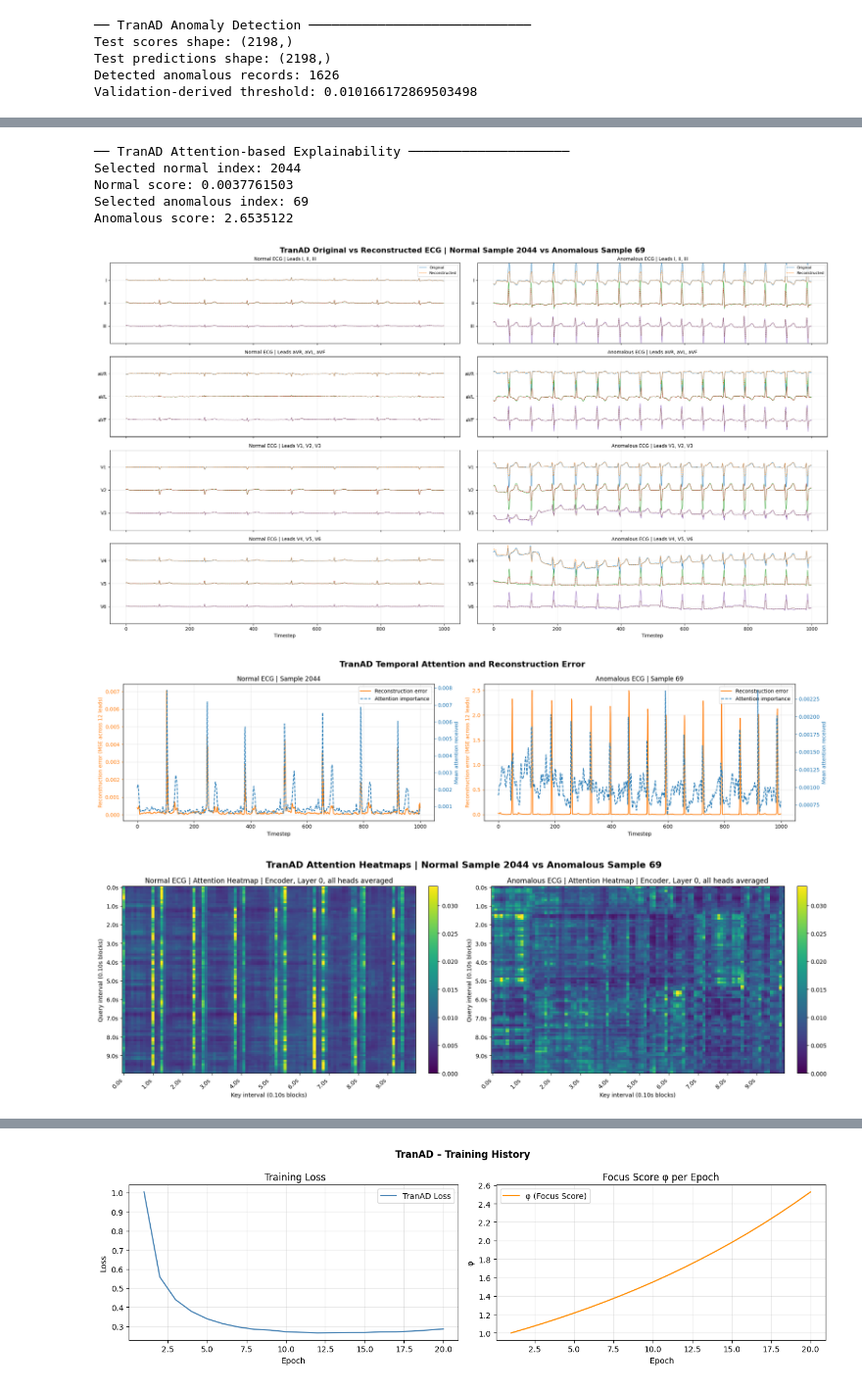
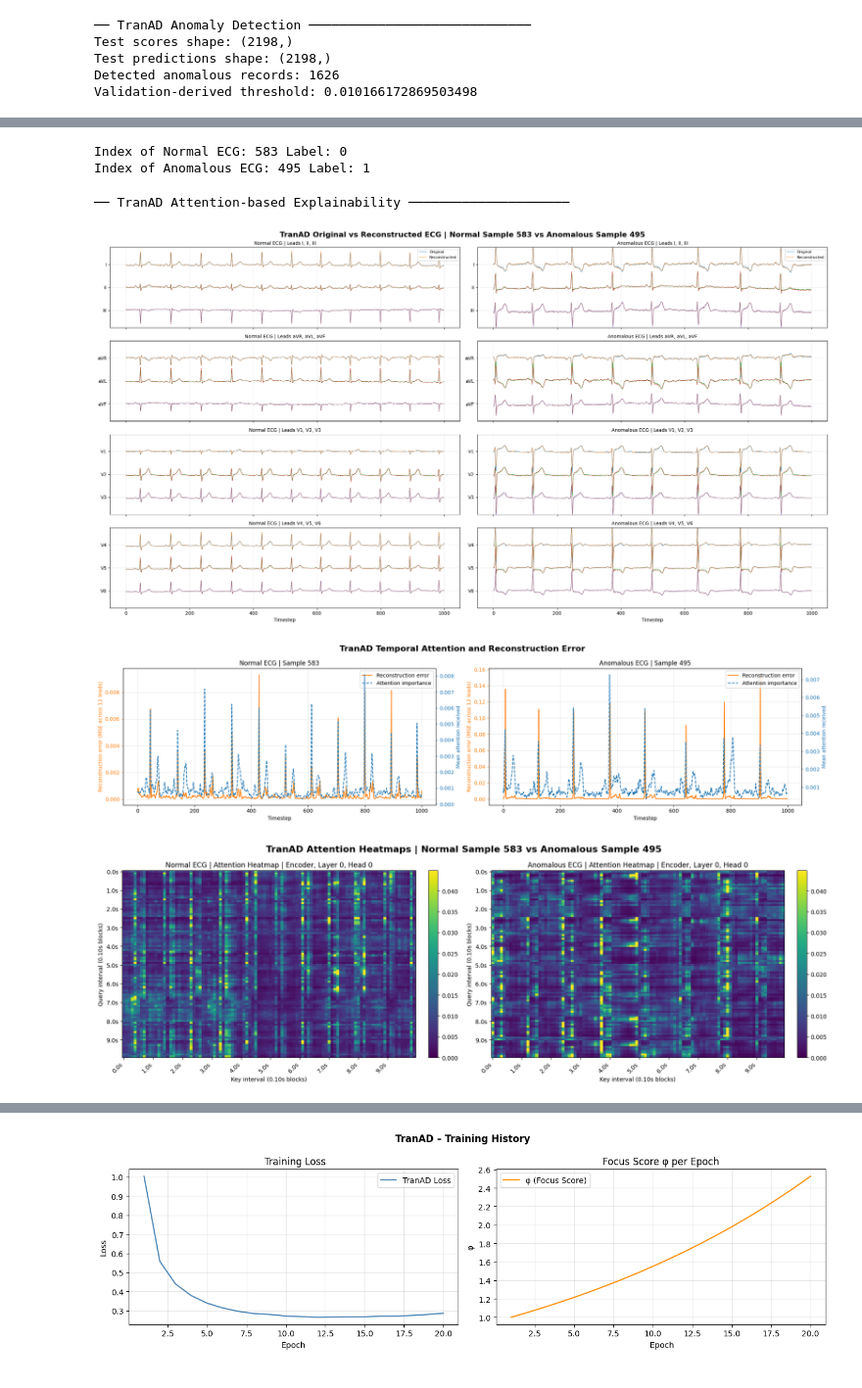
Before and after one commit to sharaffatima/Thesis, a Jupyter notebook: notebooks/03_train_tranad.ipynb, the cells around one changed output, grey strips where cells are left out. Shown at 98% size. Cells and saved outputs as stored; diff of their text form; code cells hidden in the pictures.

Commit message:
FINAL RUN: Attention visualisation using mutual samples with AnoFormer

```diff
--- a/notebooks/03_train_tranad.ipynb
+++ b/notebooks/03_train_tranad.ipynb
@@ -391,63 +385,57 @@ Saved results to: /content/drive/MyDrive/ECG data/results/tranad_20epochs_larger
+# %%
+SharedSamples = np.load(
+    RESULTS_DIR
+    / "evaluation"
+    / "shared_explanation_samples.npz"
+)
+
+NormalIndex = int(
+    SharedSamples["normal_index"]
+)
+
+AnomalousIndex = int(
+    SharedSamples["anomalous_index"]
+)
+
+
+NormalECG, NormalLabel = test_dataset[NormalIndex]
+AnomalousECG, AnomalousLabel = test_dataset[AnomalousIndex]
+
+NormalECG = NormalECG.unsqueeze(0).to(TranAD.Device)
+AnomalousECG = AnomalousECG.unsqueeze(0).to(TranAD.Device)
+
+print("Index of Normal ECG:", NormalIndex, "Label:", NormalLabel.item())
+print("Index of Anomalous ECG:", AnomalousIndex, "Label:", AnomalousLabel.item())
+# %% [output]
+Index of Normal ECG: 583 Label: 0
+Index of Anomalous ECG: 495 Label: 1
 # %%
 # TranAD Attention-based Explainability
 
-import numpy as np
 
 print("\n── TranAD Attention-based Explainability ─────────────────────")
 
 Explainer = TranADExplainability(TranAD)
 
-# Select meaningful samples, not arbitrary first samples
-correct_normal = np.where(
-    (y_test == 0) & (BinaryPredictions == 0)
-)[0]
-
-correct_anomaly = np.where(
-    (y_test == 1) & (BinaryPredictions == 1)
-)[0]
-
-NormalIndex = correct_normal[
-    np.argmin(AnomalyScores[correct_normal])
-]
-
-AnomalousIndex = correct_anomaly[
-    np.argmax(AnomalyScores[correct_anomaly])
-]
-
-print("Selected normal index:", NormalIndex)
-print("Normal score:", AnomalyScores[NormalIndex])
-
-print("Selected anomalous index:", AnomalousIndex)
-print("Anomalous score:", AnomalyScores[AnomalousIndex])
-
-NormalECG, NormalLabel = test_dataset[NormalIndex]
-AnomalousECG, AnomalousLabel = test_dataset[AnomalousIndex]
-
-NormalECG = NormalECG.unsqueeze(0).to(TranAD.Device)
-AnomalousECG = AnomalousECG.unsqueeze(0).to(TranAD.Device)
 
 Explainer.CompareNormalAndAnomalousAttention(
     NormalWindow=NormalECG,
     AnomalousWindow=AnomalousECG,
     DatasetForInverseNorm=test_dataset,
     NormalIndex=NormalIndex,
     AnomalousIndex=AnomalousIndex,
     Component="Encoder",
     LayerIndex=0,
-    HeadIndex=None,      # all heads averaged
+    HeadIndex=0,
     Percentile=99.0,
     UseIntervalHeatmap=True,
     BlockSize=10,
     Aggregation="mean_attention_mass",
     SamplingRate=100,
 )
 # %% [output]
 ── TranAD Attention-based Explainability ─────────────────────
-Selected normal index: 2044
-Normal score: 0.0037761503
-Selected anomalous index: 69
-Anomalous score: 2.6535122
-[figure, old version]
+[figure, new version]
-[figure, old version]
+[figure, new version]
-[figure, old version]
+[figure, new version]
 # %%
```
Also changed, not shown: parts of 15 cells of this notebook.
